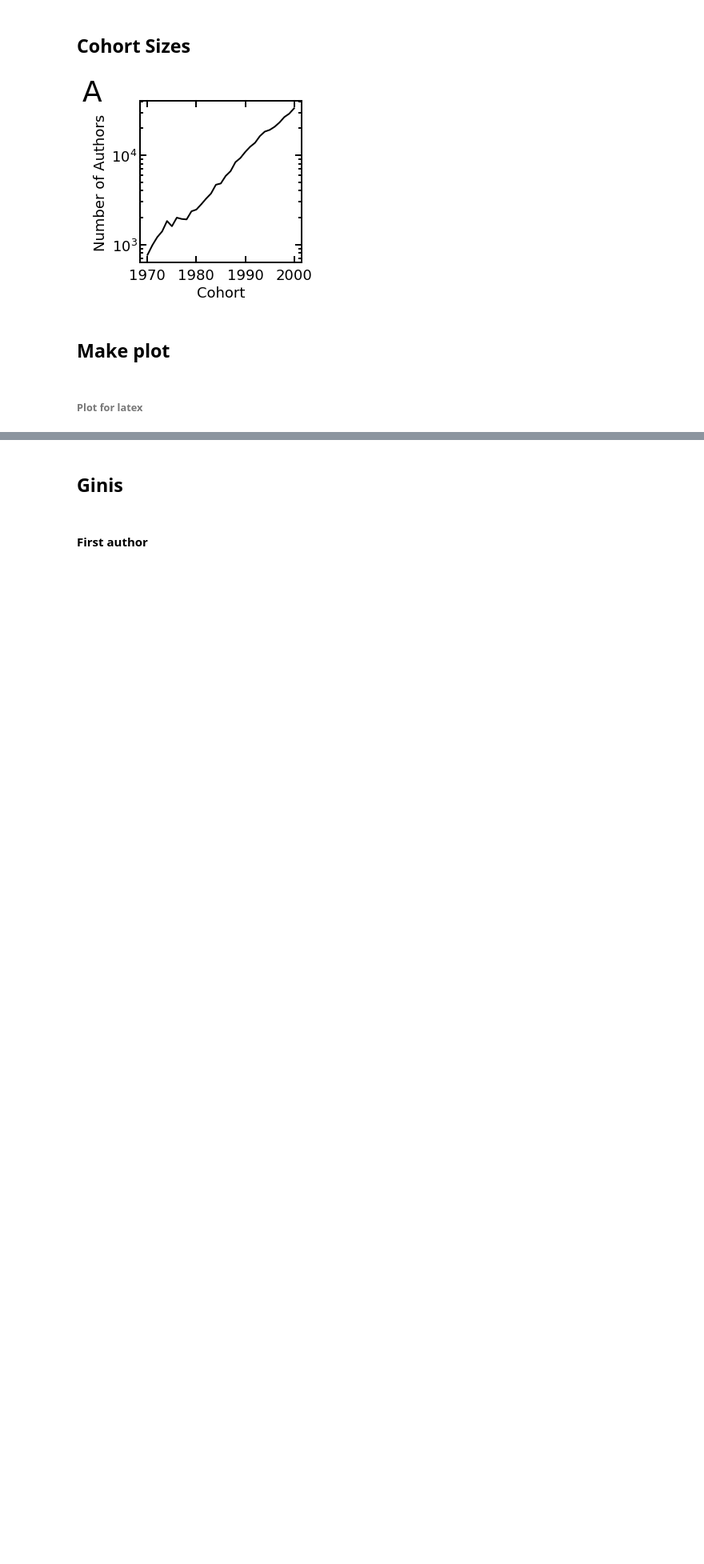
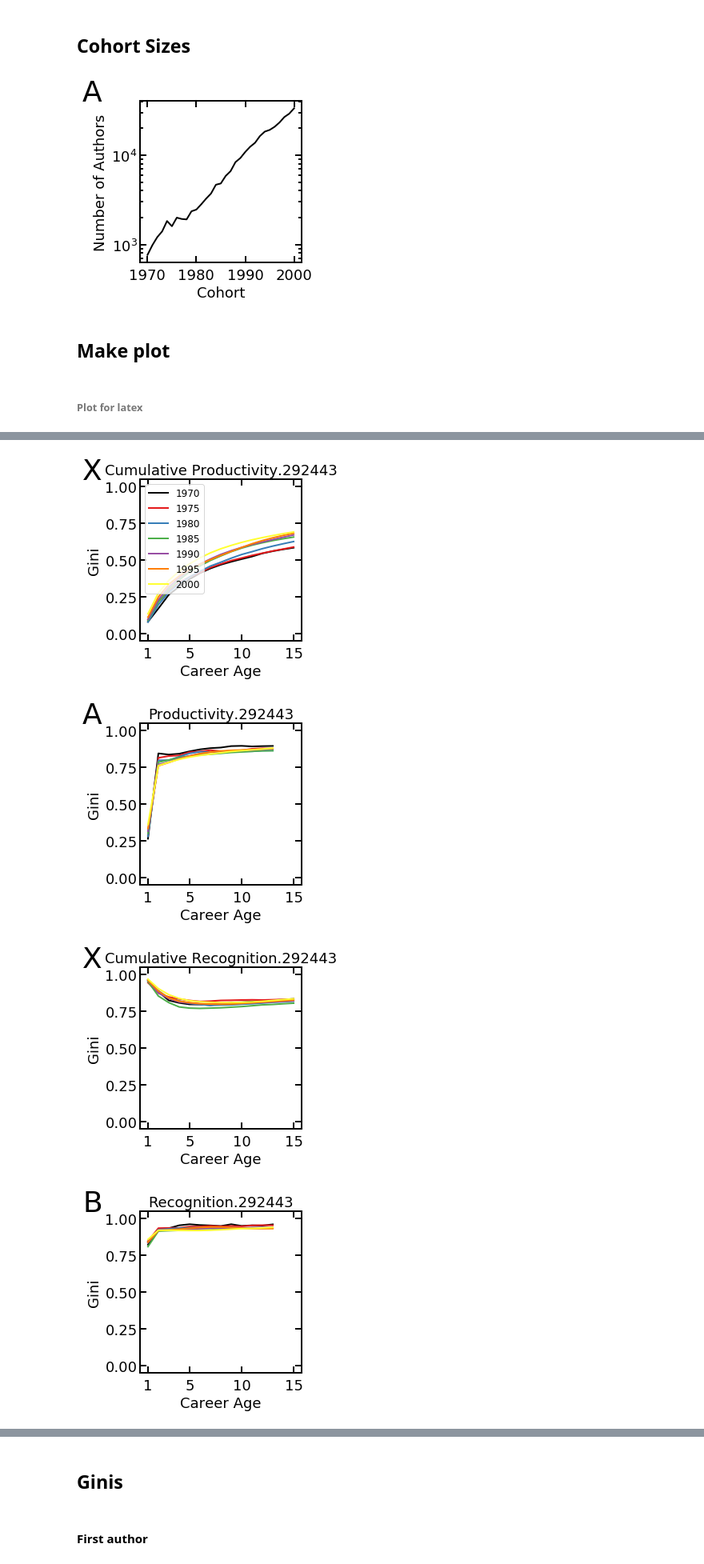
Before and after one commit to gesiscss/inequality, a Jupyter notebook: 7.Citation and Publication analysis.ipynb, the cells around one changed output, grey strips where cells are left out. Shown at 80% size. Drawn from its saved outputs; the diff is of its cells as text; code cells hidden in the pictures; blank space fills up the shorter version.

Commit message:
Making new plots for fig 2 and 3

```diff
--- a/7.Citation and Publication analysis.ipynb
+++ b/7.Citation and Publication analysis.ipynb
@@ -798,6 +814,7 @@ def agg_data_df(citations_window, func, func_name, remove_zero=False):
     'cum_num_pub':func, 'cum_num_cit':func, 'win_num_pub':func, 'win_num_cit':func})
     # remove people not competing for attention
     if remove_zero:
+        raise Exception("DONT REMOVE ZERO!")
         cohort_counts_pub_gt0 = citations_window[citations_window['win_num_pub']>0].groupby(
             ['start_year', 'career_age']).agg({'win_num_cit':func, 'win_num_pub':func})
         cohort_counts['win_num_cit'] = cohort_counts_pub_gt0['win_num_cit']
@@ -817,15 +834,26 @@ def plot_array_configs(data, configs, letters, x_ends, name_ext=''):
         plot_criteria_over_career_ages(data, *config, letter=letter, legend=legend, x_end=x_end, name_ext=name_ext)
         legend = False
 # %%
+def get_num_auth(citations_window):
+    return citations_window['author'].nunique()
+
 def get_config(crit, crit_name, size=""):
-    config1 = [(f'{crit}_cum_num_pub', f'{crit_name} Productivity', f'Cumulative Counting {size}'),
-               (f'{crit}_win_num_pub', f'{crit_name} Productivity', f'Window Counting {size}'),
-                (f'{crit}_cum_num_cit', f'{crit_name} Recognition', f'Cumulative Counting {size}'),
-                (f'{crit}_win_num_cit', f'{crit_name} Recognition', f'Window Counting {size}')]
+    config1 = [(f'{crit}_cum_num_pub', f'{crit_name}', f'Cumulative Productivity.{size}'),
+               (f'{crit}_win_num_pub', f'{crit_name}', f'Productivity.{size}'), #Window
+                (f'{crit}_cum_num_cit', f'{crit_name}', f'Cumulative Recognition.{size}'),
+                (f'{crit}_win_num_cit', f'{crit_name}', f'Recognition.{size}')] #Window
     return config1
 letters1 = ['A', 'B', 'C', 'D']
 letters2 = ['E', 'F', 'G', 'H']
 letters3 = ['I', 'J', 'K', 'L']
+
+letters11 = ['X', 'A', 'X', 'B']
+letters12 = ['X', 'C', 'X', 'D']
+letters21 = ['X', 'E', 'X', 'F']
+letters22 = ['X', 'G', 'X', 'H']
+letters31 = ['X', 'I', 'X', 'J']
+letters32 = ['X', 'K', 'X', 'L']
+
 x_ends = [15,13,15,13]
 x_ends2 = [15,11,15,11]
 # %%
@@ -855,6 +883,7 @@ def agg_data_early_late(citations_window, func, publish_years):
 # %% [markdown]
 ###### Plot for latex
 # %%
+%%time
 def plot_for_latex2(citations_window, citations_window_first, x_ends):
     # all authors
     cohort_counts_gini = agg_data_df(citations_window, gini, 'gini')
@@ -867,18 +896,30 @@ def plot_for_latex2(citations_window, citations_window_first, x_ends):
     plot_array_configs(cohort_counts_pzero, get_config('pzero', '%0'), letters3, x_ends)
 
 def plot_for_latex(citations_window, citations_window_first, x_ends):
-    # TODO doesnt add a sufix for 5 years vs 3
     # all authors
     cohort_counts_gini = agg_data_df(citations_window, gini, 'gini')
-    plot_array_configs(cohort_counts_gini, get_config('gini', 'Gini'), letters1, x_ends)
+    plot_array_configs(cohort_counts_gini, get_config('gini', 'Gini', get_num_auth(citations_window)), letters11, x_ends)
     # first author
     cohort_counts_gini_first = agg_data_df(citations_window_first, gini, 'gini')
-    plot_array_configs(cohort_counts_gini_first, get_config('gini', 'Gini'), letters3, x_ends, name_ext='_first')
-    # dropouts removed
+    plot_array_configs(cohort_counts_gini_first, get_config('gini', 'Gini', get_num_auth(citations_window_first)), letters12, x_ends, name_ext='_first')
+    # dropouts removed 10y
     citations_window_stayed = citations_window[citations_window.dropped_after_10 == False]
     cohort_counts_stayed_gini = agg_data_df(citations_window_stayed, gini, 'gini')
-    plot_array_configs(cohort_counts_stayed_gini, get_config('gini', 'Gini'), letters2, x_ends, name_ext='_stay')
+    plot_array_configs(cohort_counts_stayed_gini, get_config('gini', 'Gini', get_num_auth(citations_window_stayed)), letters21, x_ends, name_ext='_stay10')
+    # dropouts removed first auth 10y
+    citations_window_stayed_first = citations_window_first[citations_window_first.dropped_after_10 == False]
+    cohort_counts_stayed_gini_first = agg_data_df(citations_window_stayed_first, gini, 'gini')
+    plot_array_configs(cohort_counts_stayed_gini_first, get_config('gini', 'Gini', get_num_auth(citations_window_stayed_first)), letters22, x_ends, name_ext='_stay10_first')
+    # dropouts removed 5y
+    citations_window_stayed_5 = citations_window[citations_window.dropped_after_5 == False]
+    cohort_counts_stayed_gini_5 = agg_data_df(citations_window_stayed_5, gini, 'gini')
+    plot_array_configs(cohort_counts_stayed_gini_5, get_config('gini', 'Gini', get_num_auth(citations_window_stayed_5)), letters31, x_ends, name_ext='_stay5')
+    # dropouts removed first auth 5y
+    citations_window_stayed_first_5 = citations_window_first[citations_window_first.dropped_after_5 == False]
+    cohort_counts_stayed_gini_first_5 = agg_data_df(citations_window_stayed_first_5, gini, 'gini')
+    plot_array_configs(cohort_counts_stayed_gini_first_5, get_config('gini', 'Gini', get_num_auth(citations_window_stayed_first_5)), letters32, x_ends, name_ext='_stay5_first')
 
-# plot_for_latex(citations_window, citations_window_first, x_ends)
+plot_for_latex(citations_window, citations_window_first, x_ends)
 # plot_for_latex(citations_window_5, citations_window_first_5, x_ends2)
 # plot_for_latex2(citations_window, citations_window_first, x_ends)
+# %% [output]
@@ -884,0 +928,4 @@ def plot_for_latex(citations_window, citations_window_first, x_ends):
+[figure, added]
+[figure, added]
+[figure, added]
+[figure, added]
```
Also changed, not shown: parts of 6 cells of this notebook, 6 other files.
